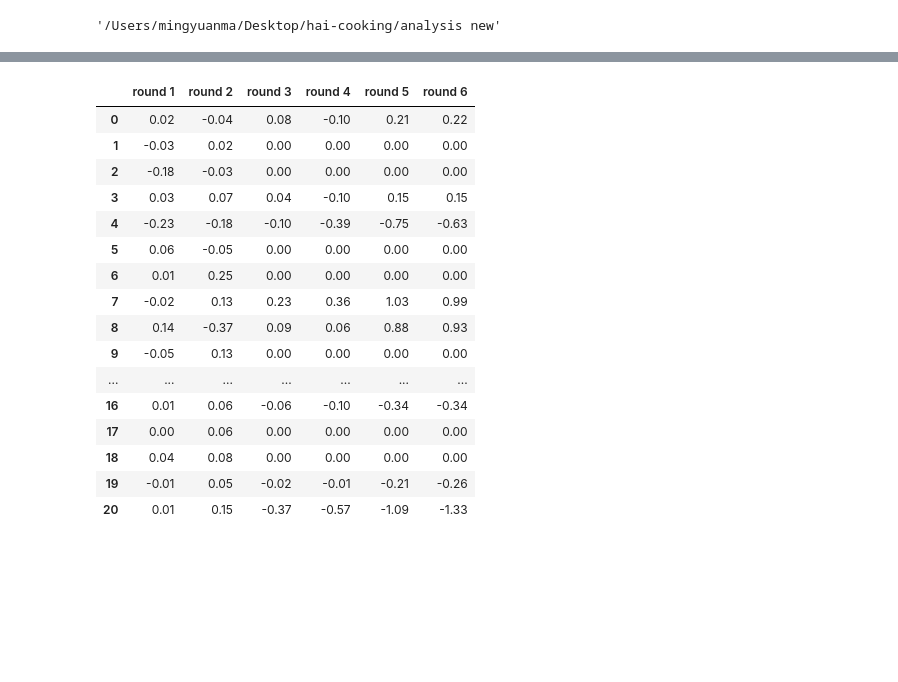
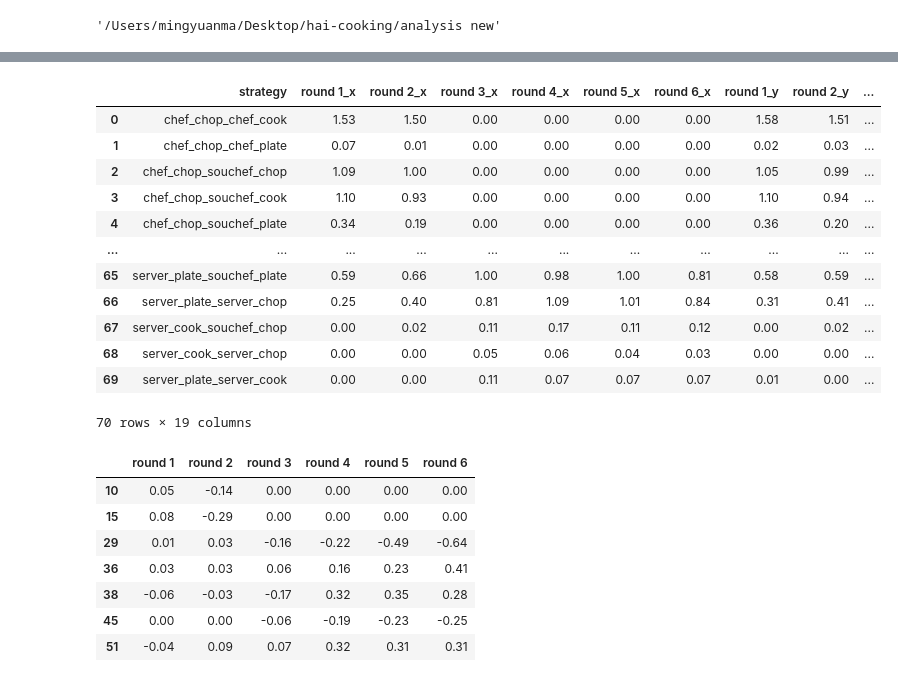
Before and after one commit to Thunderbeee/hai-cooking, a Jupyter notebook: analysis new/ticks-scale analysis.ipynb, the cells around one changed output, grey strips where cells are left out. Drawn from its saved outputs; the diff is of its cells as text; code cells hidden in the pictures; blank space fills up the shorter version.

```diff
--- a/analysis new/ticks-scale analysis.ipynb
+++ b/analysis new/ticks-scale analysis.ipynb
@@ -11,0 +36,2 @@ t1 = pd.read_csv("../data/Archive/combined_phase2_t1.csv")
+# %%
+pd.set_option('mode.chained_assignment', None)
@@ -13,8 +463,11 @@ t1 = pd.read_csv("../data/Archive/combined_phase2_t1.csv")
 import itertools
 from tqdm import tqdm
 
+# def find_string_combinations(arr):
+#     combinations = list(itertools.combinations(arr, 2))
+#     return combinations
 def find_string_combinations(arr):
-    combinations = list(itertools.combinations(arr, 2))
+    combinations = list(itertools.permutations(arr, 2))
     return combinations
 
 arr = ["chef_chop", "chef_cook", "chef_plate",
@@ -22,0 +547,4 @@ arr = ["chef_chop", "chef_cook", "chef_plate",
+# %%
+control_frequency = frequency_dictionary_update(control, 6)
+s1_frequency = frequency_dictionary_update(s1, 6)
+t1_frequency = frequency_dictionary_update(t1, 6)
@@ -107,8 +678,25 @@ def dic_to_df(dic):
                                   4:"round 5",
                                   5:"round 6"})
     return df
+# %%
+pd.merge(final, dic_to_df(control_frequency), on="strategy")
+# %% [output]
+|  | strategy | round 1_x | round 2_x | round 3_x | round 4_x | round 5_x | round 6_x | round 1_y | round 2_y | ... |
+| 0 | chef_chop_chef_cook | 1.53 | 1.50 | 0.00 | 0.00 | 0.00 | 0.00 | 1.58 | 1.51 | ... |
+| 1 | chef_chop_chef_plate | 0.07 | 0.01 | 0.00 | 0.00 | 0.00 | 0.00 | 0.02 | 0.03 | ... |
+| 2 | chef_chop_souchef_chop | 1.09 | 1.00 | 0.00 | 0.00 | 0.00 | 0.00 | 1.05 | 0.99 | ... |
+| 3 | chef_chop_souchef_cook | 1.10 | 0.93 | 0.00 | 0.00 | 0.00 | 0.00 | 1.10 | 0.94 | ... |
+| 4 | chef_chop_souchef_plate | 0.34 | 0.19 | 0.00 | 0.00 | 0.00 | 0.00 | 0.36 | 0.20 | ... |
+| ... | ... | ... | ... | ... | ... | ... | ... | ... | ... | ... |
+| 65 | server_plate_souchef_plate | 0.59 | 0.66 | 1.00 | 0.98 | 1.00 | 0.81 | 0.58 | 0.59 | ... |
+| 66 | server_plate_server_chop | 0.25 | 0.40 | 0.81 | 1.09 | 1.01 | 0.84 | 0.31 | 0.41 | ... |
+| 67 | server_cook_souchef_chop | 0.00 | 0.02 | 0.11 | 0.17 | 0.11 | 0.12 | 0.00 | 0.02 | ... |
+| 68 | server_cook_server_chop | 0.00 | 0.00 | 0.05 | 0.06 | 0.04 | 0.03 | 0.00 | 0.00 | ... |
+| 69 | server_plate_server_cook | 0.00 | 0.00 | 0.11 | 0.07 | 0.07 | 0.07 | 0.01 | 0.00 | ... |
+70 rows × 19 columns
 # %%
 final = pd.merge(dic_to_df(s1_frequency), dic_to_df(t1_frequency), on="strategy")
+final = pd.merge(final, dic_to_df(control_frequency), on="strategy")
 s1_final = final.iloc[:, 0:7].rename(columns={
     "round 1_x":"round 1","round 2_x":"round 2","round 3_x":"round 3",
     "round 4_x":"round 4","round 5_x":"round 5","round 6_x":"round 6",
@@ -117,23 +705,12 @@ t1_final = final.iloc[:, [0,7,8,9,10,11,12]].rename(columns={
     "round 1_y":"round 1","round 2_y":"round 2","round 3_y":"round 3",
     "round 4_y":"round 4","round 5_y":"round 5","round 6_y":"round 6",
 })
+control_final = final.iloc[:, [0, 13,14,15,16,17,18]].rename(columns={
+    "round 1_z":"round 1","round 2_z":"round 2","round 3_z":"round 3",
+    "round 4_z":"round 4","round 5_z":"round 5","round 6_z":"round 6",
+})
 dif = s1_final.iloc[:,1:] - t1_final.iloc[:,1:]
-dif
+# dif
+dif_st = s1_final.iloc[:,1:] - t1_final.iloc[:,1:]
+dif_ct = control_final.iloc[:,1:] - t1_final.iloc[:,1:]
+dif_cs = control_final.iloc[:,1:] - s1_final.iloc[:,1:]
-# %% [output]
-|  | round 1 | round 2 | round 3 | round 4 | round 5 | round 6 |
-| 0 | 0.02 | -0.04 | 0.08 | -0.10 | 0.21 | 0.22 |
-| 1 | -0.03 | 0.02 | 0.00 | 0.00 | 0.00 | 0.00 |
-| 2 | -0.18 | -0.03 | 0.00 | 0.00 | 0.00 | 0.00 |
-| 3 | 0.03 | 0.07 | 0.04 | -0.10 | 0.15 | 0.15 |
-| 4 | -0.23 | -0.18 | -0.10 | -0.39 | -0.75 | -0.63 |
-| 5 | 0.06 | -0.05 | 0.00 | 0.00 | 0.00 | 0.00 |
-| 6 | 0.01 | 0.25 | 0.00 | 0.00 | 0.00 | 0.00 |
-| 7 | -0.02 | 0.13 | 0.23 | 0.36 | 1.03 | 0.99 |
-| 8 | 0.14 | -0.37 | 0.09 | 0.06 | 0.88 | 0.93 |
-| 9 | -0.05 | 0.13 | 0.00 | 0.00 | 0.00 | 0.00 |
-| ... | ... | ... | ... | ... | ... | ... |
-| 16 | 0.01 | 0.06 | -0.06 | -0.10 | -0.34 | -0.34 |
-| 17 | 0.00 | 0.06 | 0.00 | 0.00 | 0.00 | 0.00 |
-| 18 | 0.04 | 0.08 | 0.00 | 0.00 | 0.00 | 0.00 |
-| 19 | -0.01 | 0.05 | -0.02 | -0.01 | -0.21 | -0.26 |
-| 20 | 0.01 | 0.15 | -0.37 | -0.57 | -1.09 | -1.33 |
@@ -139,0 +719,11 @@ dif
+# %%
+dif_st.iloc[rows,:]
+# %% [output]
+|  | round 1 | round 2 | round 3 | round 4 | round 5 | round 6 |
+| 10 | 0.05 | -0.14 | 0.00 | 0.00 | 0.00 | 0.00 |
+| 15 | 0.08 | -0.29 | 0.00 | 0.00 | 0.00 | 0.00 |
+| 29 | 0.01 | 0.03 | -0.16 | -0.22 | -0.49 | -0.64 |
+| 36 | 0.03 | 0.03 | 0.06 | 0.16 | 0.23 | 0.41 |
+| 38 | -0.06 | -0.03 | -0.17 | 0.32 | 0.35 | 0.28 |
+| 45 | 0.00 | 0.00 | -0.06 | -0.19 | -0.23 | -0.25 |
+| 51 | -0.04 | 0.09 | 0.07 | 0.32 | 0.31 | 0.31 |
```
Also changed, not shown: parts of 37 cells of this notebook.
